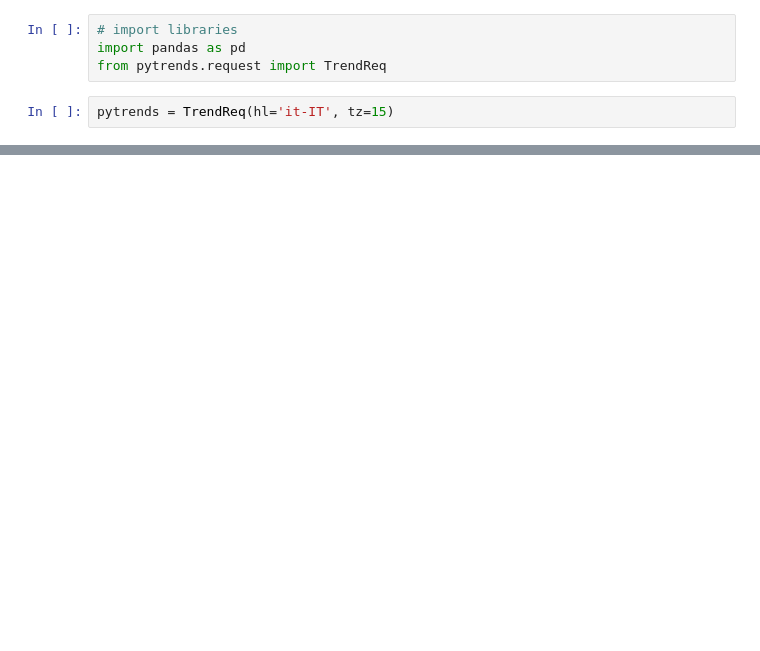
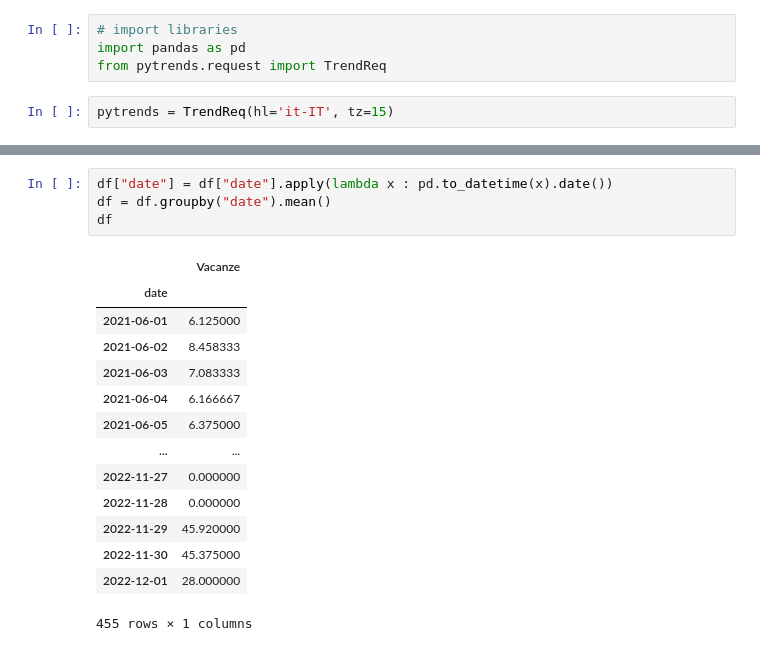
Before and after one commit to Ishikawa7/Forecasting-and-Google-Trends-API, a Jupyter notebook: get_data_from_google_trends.ipynb, the cells around one changed output, grey strips where cells are left out. Saved outputs shown, nothing was run; the diff lists cells and outputs as text; blank space fills up the shorter version.

```diff
--- a/get_data_from_google_trends.ipynb
+++ b/get_data_from_google_trends.ipynb
@@ -133,0 +113,19 @@ df
+# %%
+df["date"] = df["date"].apply(lambda x : pd.to_datetime(x).date())
+df = df.groupby("date").mean()
+df
+# %% [output]
+|  | Vacanze |
+| date |  |
+| 2021-06-01 | 6.125000 |
+| 2021-06-02 | 8.458333 |
+| 2021-06-03 | 7.083333 |
+| 2021-06-04 | 6.166667 |
+| 2021-06-05 | 6.375000 |
+| ... | ... |
+| 2022-11-27 | 0.000000 |
+| 2022-11-28 | 0.000000 |
+| 2022-11-29 | 45.920000 |
+| 2022-11-30 | 45.375000 |
+| 2022-12-01 | 28.000000 |
+455 rows × 1 columns
```
Also changed, not shown: parts of 10 cells of this notebook, 47 other files.
